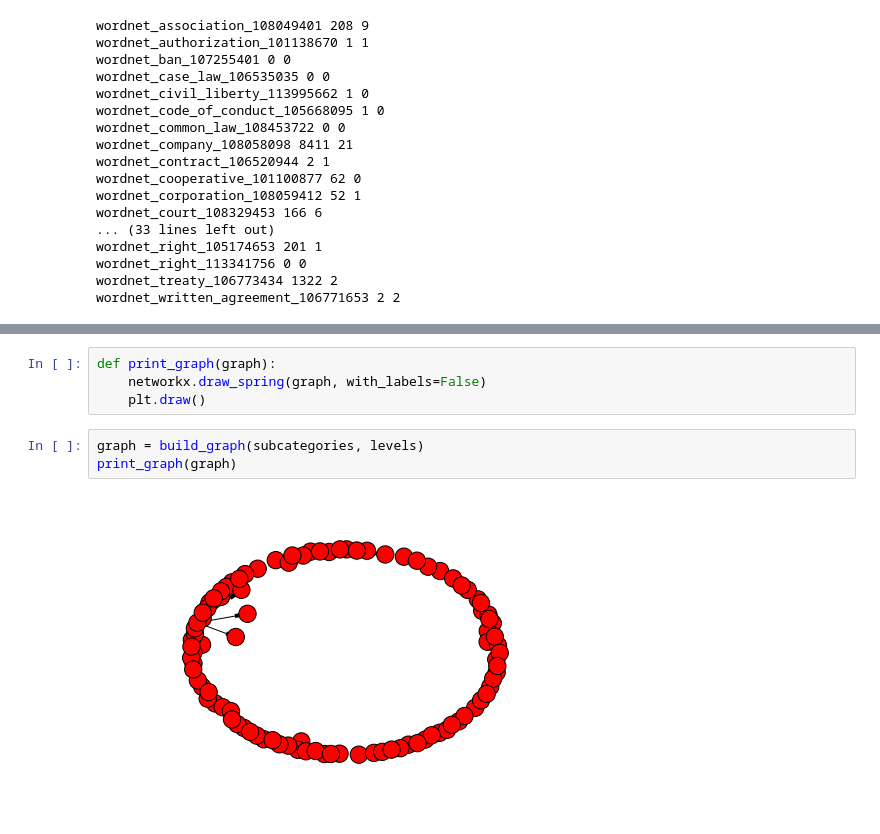
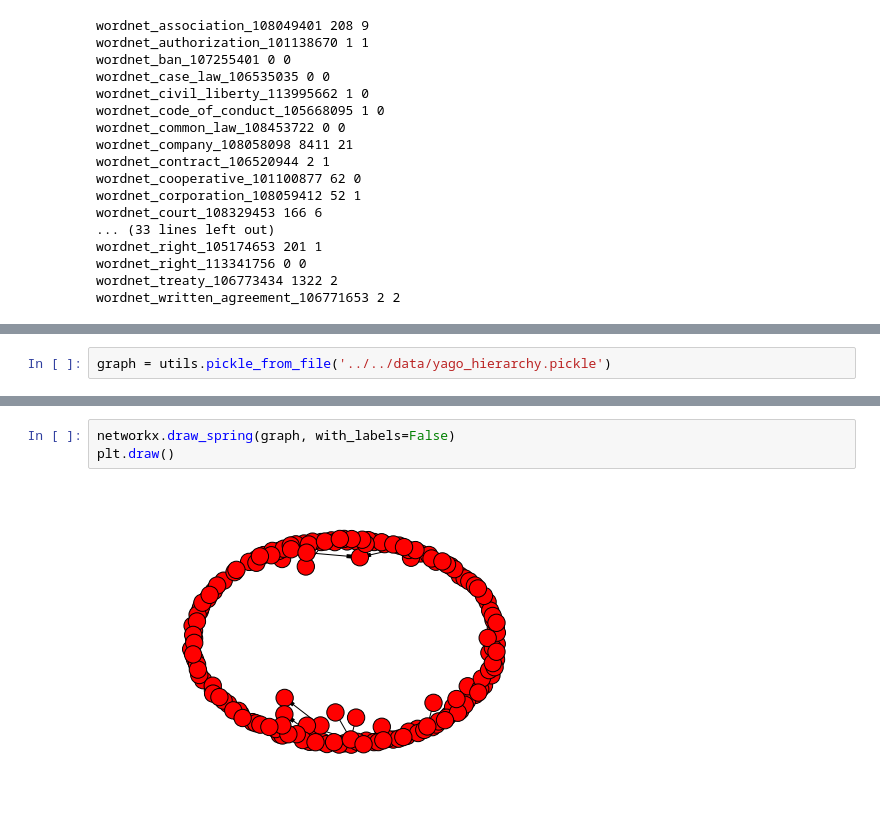
Before and after one commit to MIREL-UNC/mirel-scripts, a Jupyter notebook: yago_scripts/Yago drawer.ipynb, the cells around one changed output, grey strips where cells are left out. Drawn from its saved outputs; the diff is of its cells as text.

```diff
--- a/yago_scripts/Yago drawer.ipynb
+++ b/yago_scripts/Yago drawer.ipynb
@@ -112,0 +141,2 @@ for category in tqdm(CATEGORIES):
+# %%
+graph = utils.pickle_from_file('../../data/yago_hierarchy.pickle')
@@ -113,9 +165,5 @@ for category in tqdm(CATEGORIES):
 # %%
-def print_graph(graph):
-    networkx.draw_spring(graph, with_labels=False)
-    plt.draw()
+networkx.draw_spring(graph, with_labels=False)
+plt.draw()
+# %% [output]
+[figure, added]
-# %%
-graph = build_graph(subcategories, levels)
-print_graph(graph)
-# %% [output]
-[figure, removed]
```
Also changed, not shown: parts of 14 cells of this notebook, 2 other files.
